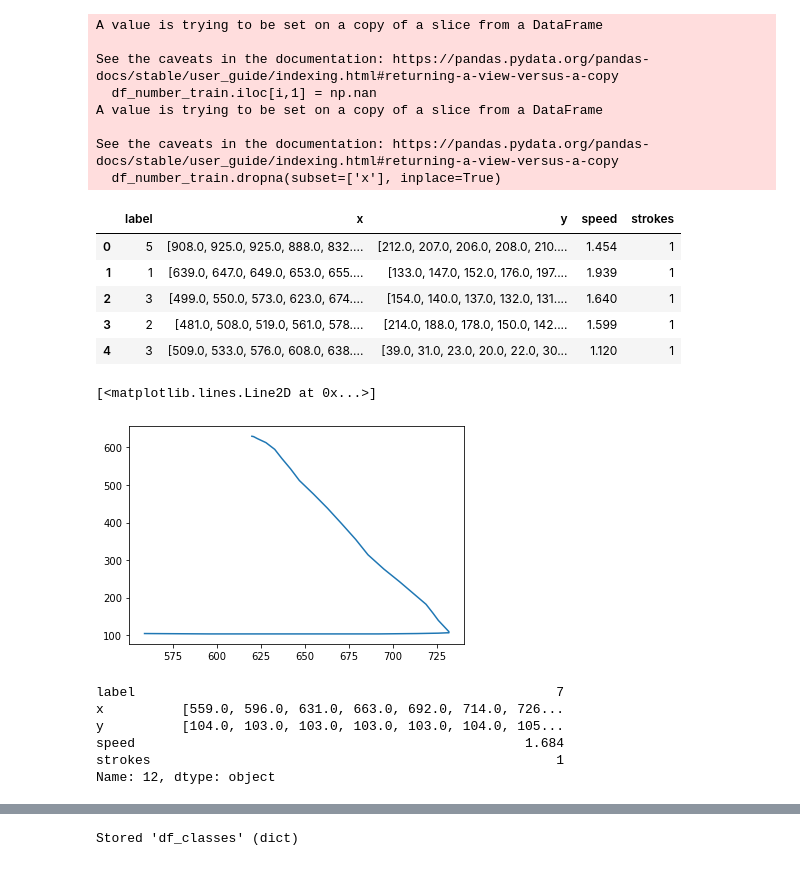
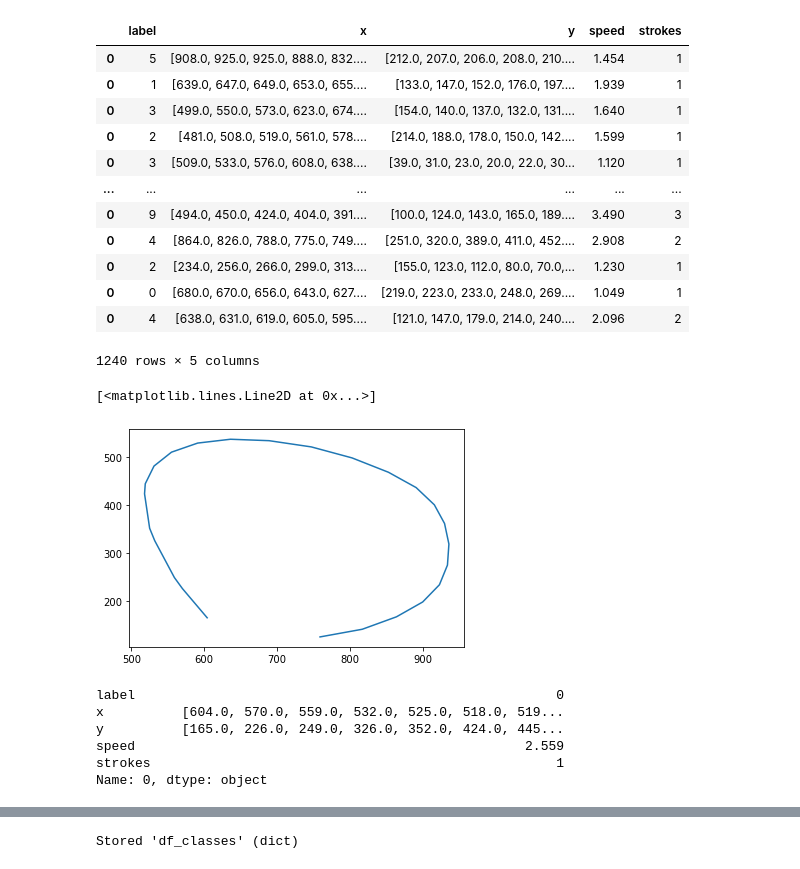
Before and after one commit to thomasverardo/HMM_handwritten_recognition, a Jupyter notebook: scripts/import_dataset.ipynb, the cells around one changed output, grey strips where cells are left out. Saved outputs shown, nothing was run; the diff lists cells and outputs as text; code cells hidden in the pictures.

```diff
--- a/scripts/import_dataset.ipynb
+++ b/scripts/import_dataset.ipynb
@@ -56,17 +56,14 @@ df_number = df_number.drop(columns="time_taken")
 
 # Drop column time_taken beacuse is not good. It can be fixed
 # But it's not so important because we have also the ratio speed that is strokes/seconds
-
-index = pd.Series(np.arange(len(df_number)))
-df_number.set_index(index, inplace=True)
 # %%
 # df_number.to_csv("data/number/number.csv", index=False)
 # %%
 # df_number = pd.read_csv("data/number.csv")
 
-train_size = int(0.7*len(df_number))
-df_number_train = df_number[:train_size]
-df_number_test = df_number[train_size:]
+# train_size = int(0.7*len(df_number))
+df_number_train = df_number
+# df_number_test = df_number[train_size:]
 # %%
 df_number_train[df_number_train['x'].map(lambda d: len(d)) > 0]
 
@@ -75,41 +72,41 @@ for i in range(len(df_number_train)):
         df_number_train.iloc[i,1] = np.nan
 
 df_number_train.dropna(subset=['x'], inplace=True)
-df_number_train.head()
+df_number_train
 # %% [output]
+|  | label | x | y | speed | strokes |
+| 0 | 5 | [908.0, 925.0, 925.0, 888.0, 832.... | [212.0, 207.0, 206.0, 208.0, 210.... | 1.454 | 1 |
+| 0 | 1 | [639.0, 647.0, 649.0, 653.0, 655.... | [133.0, 147.0, 152.0, 176.0, 197.... | 1.939 | 1 |
+| 0 | 3 | [499.0, 550.0, 573.0, 623.0, 674.... | [154.0, 140.0, 137.0, 132.0, 131.... | 1.640 | 1 |
+| 0 | 2 | [481.0, 508.0, 519.0, 561.0, 578.... | [214.0, 188.0, 178.0, 150.0, 142.... | 1.599 | 1 |
+| 0 | 3 | [509.0, 533.0, 576.0, 608.0, 638.... | [39.0, 31.0, 23.0, 20.0, 22.0, 30... | 1.120 | 1 |
+| ... | ... | ... | ... | ... | ... |
+| 0 | 9 | [494.0, 450.0, 424.0, 404.0, 391.... | [100.0, 124.0, 143.0, 165.0, 189.... | 3.490 | 3 |
+| 0 | 4 | [864.0, 826.0, 788.0, 775.0, 749.... | [251.0, 320.0, 389.0, 411.0, 452.... | 2.908 | 2 |
+| 0 | 2 | [234.0, 256.0, 266.0, 299.0, 313.... | [155.0, 123.0, 112.0, 80.0, 70.0,... | 1.230 | 1 |
+| 0 | 0 | [680.0, 670.0, 656.0, 643.0, 627.... | [219.0, 223.0, 233.0, 248.0, 269.... | 1.049 | 1 |
+| 0 | 4 | [638.0, 631.0, 619.0, 605.0, 595.... | [121.0, 147.0, 179.0, 214.0, 240.... | 2.096 | 2 |
-A value is trying to be set on a copy of a slice from a DataFrame
-
-See the caveats in the documentation: https://pandas.pydata.org/pandas-docs/stable/user_guide/indexing.html#returning-a-view-versus-a-copy
-  df_number_train.iloc[i,1] = np.nan
-A value is trying to be set on a copy of a slice from a DataFrame
-
-See the caveats in the documentation: https://pandas.pydata.org/pandas-docs/stable/user_guide/indexing.html#returning-a-view-versus-a-copy
-  df_number_train.dropna(subset=['x'], inplace=True)
+1240 rows × 5 columns
-|  | label | x | y | speed | strokes |
-| 0 | 5 | [908.0, 925.0, 925.0, 888.0, 832.... | [212.0, 207.0, 206.0, 208.0, 210.... | 1.454 | 1 |
-| 1 | 1 | [639.0, 647.0, 649.0, 653.0, 655.... | [133.0, 147.0, 152.0, 176.0, 197.... | 1.939 | 1 |
-| 2 | 3 | [499.0, 550.0, 573.0, 623.0, 674.... | [154.0, 140.0, 137.0, 132.0, 131.... | 1.640 | 1 |
-| 3 | 2 | [481.0, 508.0, 519.0, 561.0, 578.... | [214.0, 188.0, 178.0, 150.0, 142.... | 1.599 | 1 |
-| 4 | 3 | [509.0, 533.0, 576.0, 608.0, 638.... | [39.0, 31.0, 23.0, 20.0, 22.0, 30... | 1.120 | 1 |
 # %%
+n = 45
 # plt.plot(df_number['x'].iloc[0], df_number['y'].iloc[0])
-plt.plot(df_number_train['x'].iloc[11], df_number_train['y'].iloc[11])
+plt.plot(df_number_train['x'].iloc[n], df_number_train['y'].iloc[n])
 # plt.plot(df_number['x'].iloc[2], df_number['y'].iloc[2])
 # plt.plot(df_number['x'].iloc[3], df_number['y'].iloc[3])
 
 #Sono al contrario
 # %% [output]
 [<matplotlib.lines.Line2D at 0x...>]
-[figure, old version]
+[figure, new version]
 # %%
-df_number_train.iloc[11]
+df_number_train.iloc[n]
 # %% [output]
-label                                                      7
-x          [559.0, 596.0, 631.0, 663.0, 692.0, 714.0, 726...
-y          [104.0, 103.0, 103.0, 103.0, 103.0, 104.0, 105...
-speed                                                  1.684
+label                                                      0
+x          [604.0, 570.0, 559.0, 532.0, 525.0, 518.0, 519...
+y          [165.0, 226.0, 249.0, 326.0, 352.0, 424.0, 445...
+speed                                                  2.559
 strokes                                                    1
-Name: 12, dtype: object
+Name: 0, dtype: object
 # %%
 # Take only a subset of the dataframe
 # df_number_train = df_number_train[:10]  #THEN REMOVE
```
Also changed, not shown: parts of 6 cells of this notebook, 11 other files.
